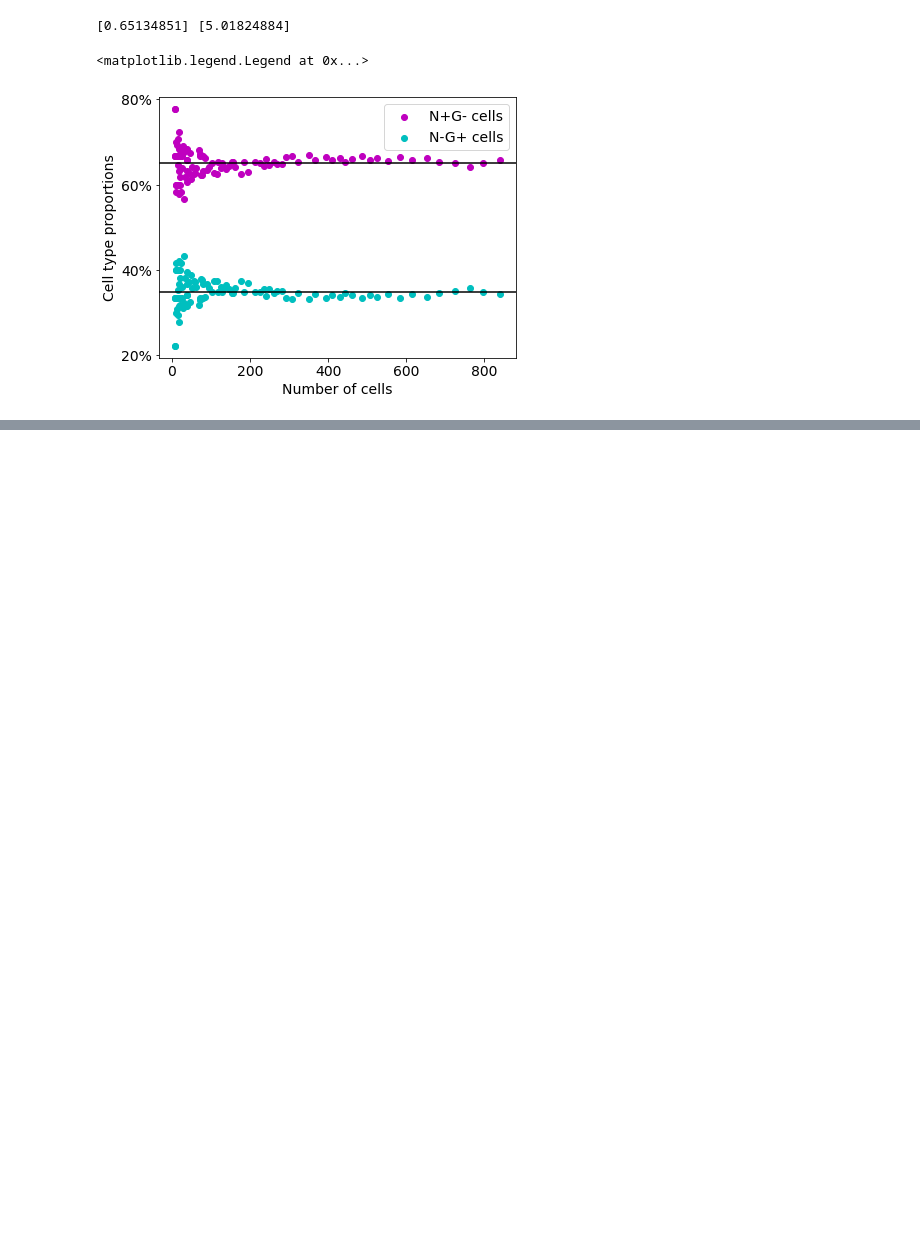
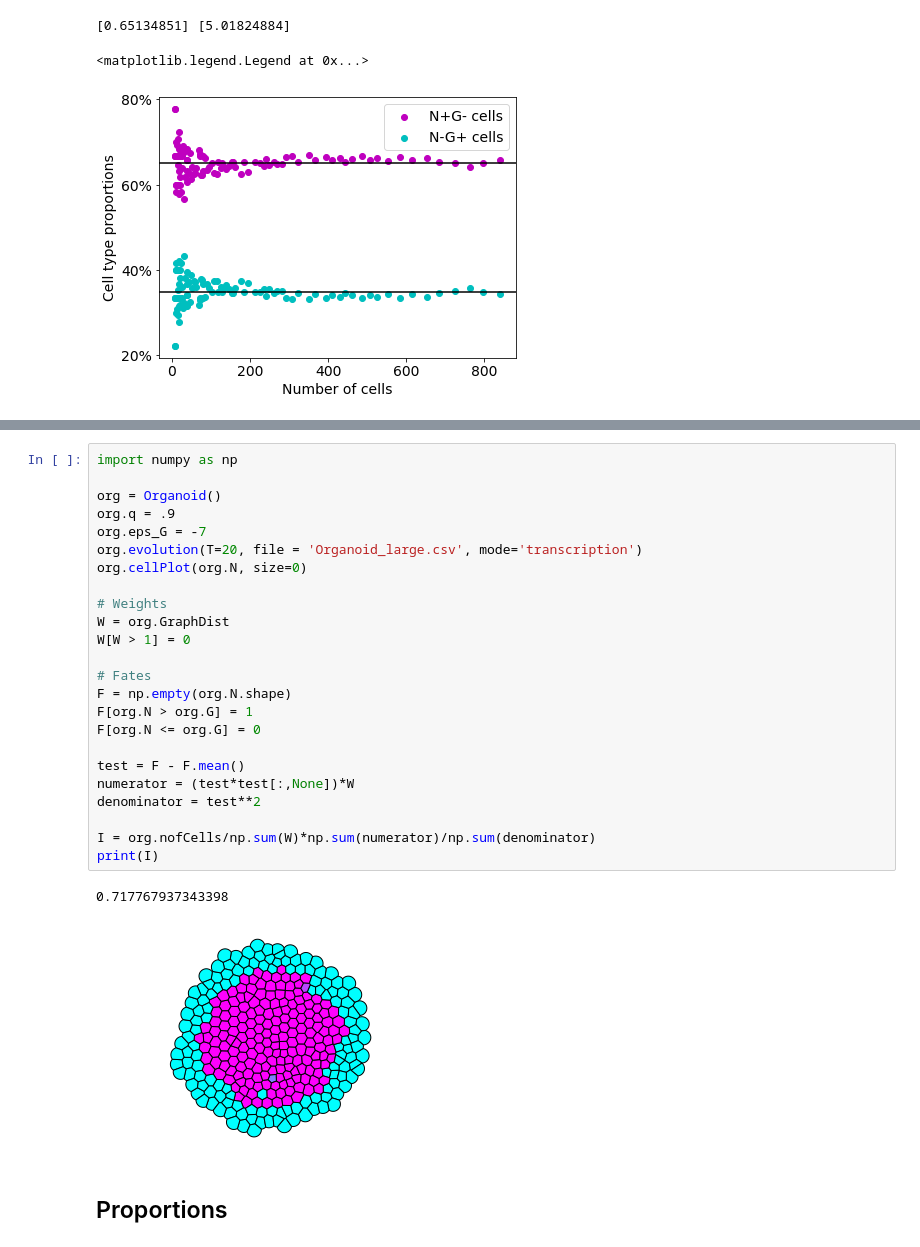
Before and after one commit to SchardtS/Cell-Differentiation, a Jupyter notebook: Data Production.ipynb, the cells around one changed output, grey strips where cells are left out. Saved outputs shown, nothing was run; the diff lists cells and outputs as text; blank space fills up the shorter version.

```diff
--- a/Data Production.ipynb
+++ b/Data Production.ipynb
@@ -1158,0 +1151,29 @@ Name: range, Length: 150, dtype: float64
+# %%
+import numpy as np
+
+org = Organoid()
+org.q = .9
+org.eps_G = -7
+org.evolution(T=20, file = 'Organoid_large.csv', mode='transcription')
+org.cellPlot(org.N, size=0)
+
+# Weights
+W = org.GraphDist
+W[W > 1] = 0
+
+# Fates
+F = np.empty(org.N.shape)
+F[org.N > org.G] = 1
+F[org.N <= org.G] = 0
+
+test = F - F.mean()
+numerator = (test*test[:,None])*W
+denominator = test**2
+
+I = org.nofCells/np.sum(W)*np.sum(numerator)/np.sum(denominator)
+print(I)
+# %% [output]
+0.717767937343398
+[figure, added]
+# %% [markdown]
+## Proportions
```
Also changed, not shown: parts of 22 cells of this notebook, 8 other files.
